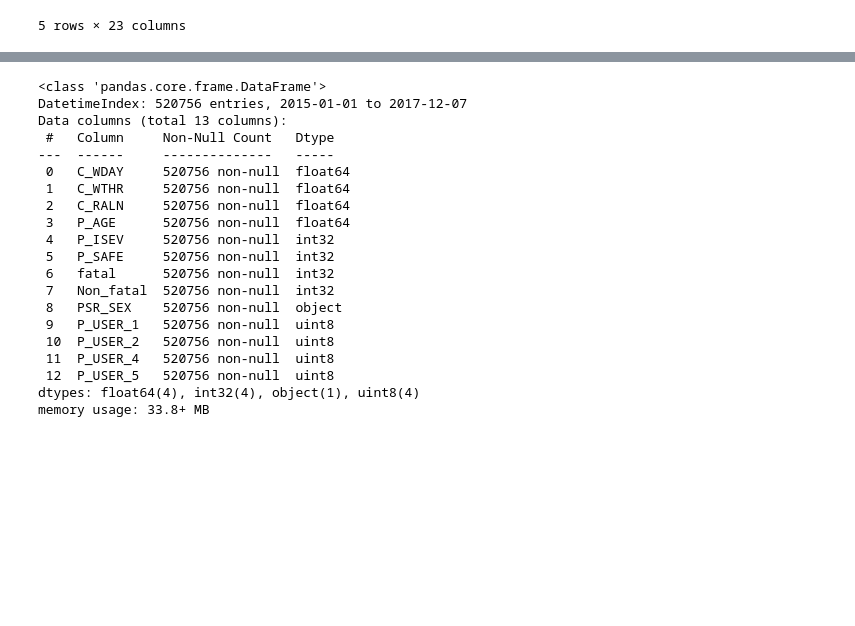
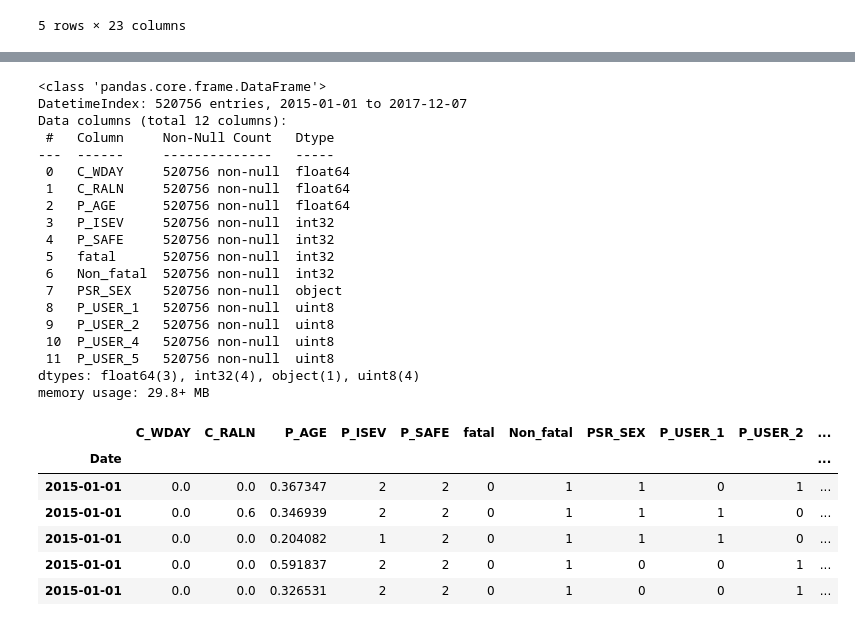
Before and after one commit to sooryasuresh-star/capstone-project, a Jupyter notebook: Capstone_Project.ipynb, the cells around one changed output, grey strips where cells are left out. Cells and saved outputs as stored; diff of their text form; code cells hidden in the pictures; blank space fills up the shorter version.

```diff
--- a/Capstone_Project.ipynb
+++ b/Capstone_Project.ipynb
@@ -368,26 +353,27 @@ Name: C_RALN, dtype: int64
 # %%
 accidents_model_1[['C_WTHR','C_RALN','P_AGE','C_WDAY']] = scaler.fit_transform(accidents_model_1[['C_WTHR','C_RALN','P_AGE','C_WDAY']])
+# %%
+accident_model_2 = accidents_model_1.drop(['C_WTHR'], axis = 1)
 # %%
-accidents_model_1.info()
+accident_model_2.info()
 # %% [output]
 <class 'pandas.core.frame.DataFrame'>
 DatetimeIndex: 520756 entries, 2015-01-01 to 2017-12-07
-Data columns (total 13 columns):
+Data columns (total 12 columns):
  #   Column     Non-Null Count   Dtype
 ---  ------     --------------   -----
  0   C_WDAY     520756 non-null  float64
- 1   C_WTHR     520756 non-null  float64
- 2   C_RALN     520756 non-null  float64
- 3   P_AGE      520756 non-null  float64
- 4   P_ISEV     520756 non-null  int32
- 5   P_SAFE     520756 non-null  int32
- 6   fatal      520756 non-null  int32
- 7   Non_fatal  520756 non-null  int32
- 8   PSR_SEX    520756 non-null  object
- 9   P_USER_1   520756 non-null  uint8
- 10  P_USER_2   520756 non-null  uint8
- 11  P_USER_4   520756 non-null  uint8
- 12  P_USER_5   520756 non-null  uint8
-dtypes: float64(4), int32(4), object(1), uint8(4)
-memory usage: 33.8+ MB
+ 1   C_RALN     520756 non-null  float64
+ 2   P_AGE      520756 non-null  float64
+ 3   P_ISEV     520756 non-null  int32
+ 4   P_SAFE     520756 non-null  int32
+ 5   fatal      520756 non-null  int32
+ 6   Non_fatal  520756 non-null  int32
+ 7   PSR_SEX    520756 non-null  object
+ 8   P_USER_1   520756 non-null  uint8
+ 9   P_USER_2   520756 non-null  uint8
+ 10  P_USER_4   520756 non-null  uint8
+ 11  P_USER_5   520756 non-null  uint8
+dtypes: float64(3), int32(4), object(1), uint8(4)
+memory usage: 29.8+ MB
 # %%
@@ -397,3 +383,13 @@ y = accidents_model_1['P_ISEV']
+# %%
+accident_model_2.head()
+# %% [output]
+|  | C_WDAY | C_RALN | P_AGE | P_ISEV | P_SAFE | fatal | Non_fatal | PSR_SEX | P_USER_1 | P_USER_2 | ... |
+| Date |  |  |  |  |  |  |  |  |  |  | ... |
+| 2015-01-01 | 0.0 | 0.0 | 0.367347 | 2 | 2 | 0 | 1 | 1 | 0 | 1 | ... |
+| 2015-01-01 | 0.0 | 0.6 | 0.346939 | 2 | 2 | 0 | 1 | 1 | 1 | 0 | ... |
+| 2015-01-01 | 0.0 | 0.0 | 0.204082 | 1 | 2 | 0 | 1 | 1 | 1 | 0 | ... |
+| 2015-01-01 | 0.0 | 0.0 | 0.591837 | 2 | 2 | 0 | 1 | 0 | 0 | 1 | ... |
+| 2015-01-01 | 0.0 | 0.0 | 0.326531 | 2 | 2 | 0 | 1 | 0 | 0 | 1 | ... |
 # %%
 from sklearn.preprocessing import scale
 from sklearn.model_selection import train_test_split
```
Also changed, not shown: parts of 16 cells of this notebook.
